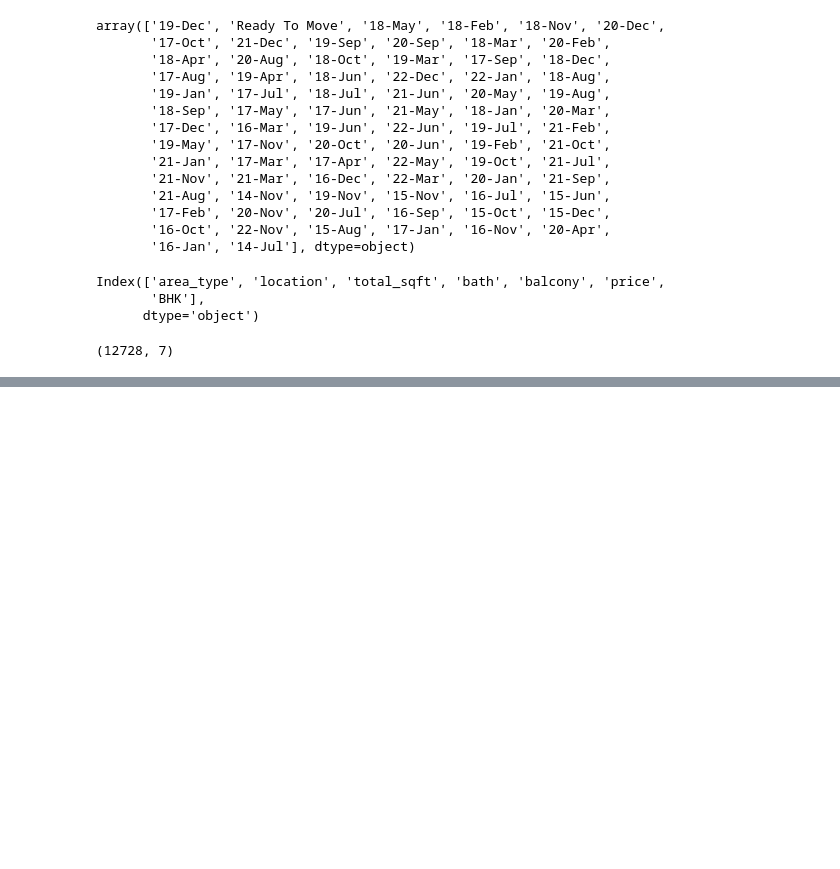
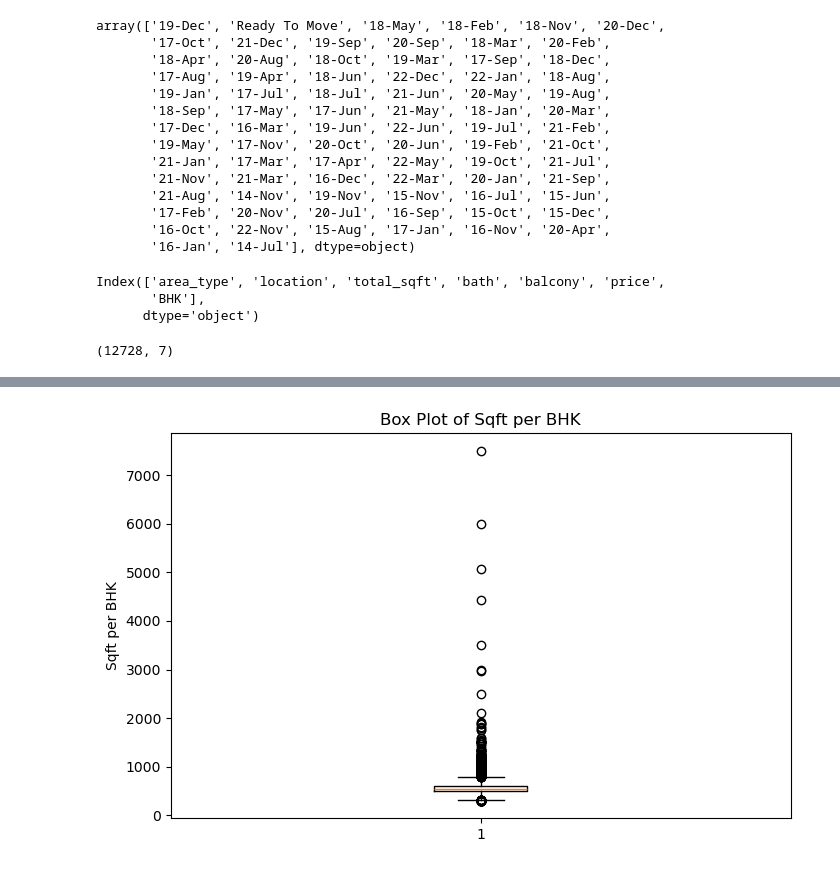
Before and after one commit to sakshi-1515/house-price-prediction-model, a Jupyter notebook: House_price_prediction.ipynb, the cells around one changed output, grey strips where cells are left out. Drawn from its saved outputs; the diff is of its cells as text; code cells hidden in the pictures; blank space fills up the shorter version.

```diff
--- a/House_price_prediction.ipynb
+++ b/House_price_prediction.ipynb
@@ -426,0 +732,10 @@ df1.shape
+# %%
+# calculate mean price per sqft
+import numpy as np
+for location, location_df in df2.groupby("location"):
+    mean = np.mean(location_df["price_per_sqft"])
+    std = np.std(location_df["price_per_sqft"])
+    print(location)
+    print("Average price/sqft : ", mean)
+    print("standard deviation : ", std)
+    break
@@ -426,0 +822,8 @@ df1.shape
+# %%
+plt.figure(figsize=(8,5))
+plt.boxplot(df3["sqft_per_bhk"])
+plt.title("Box Plot of Sqft per BHK")
+plt.ylabel("Sqft per BHK")
+plt.show()
+# %% [output]
+[figure, added]
```
Also changed, not shown: parts of 57 cells of this notebook.
